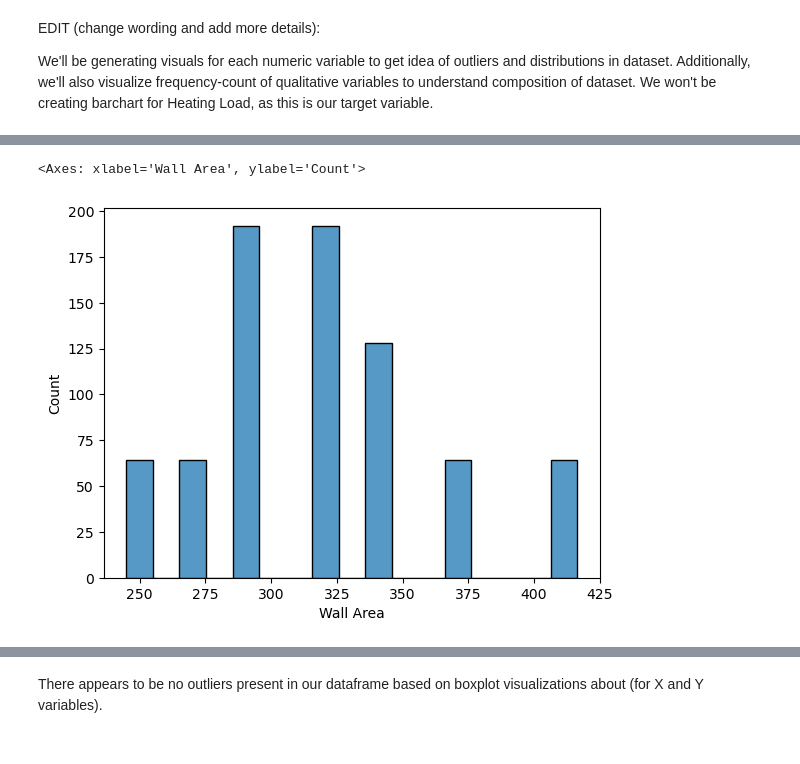
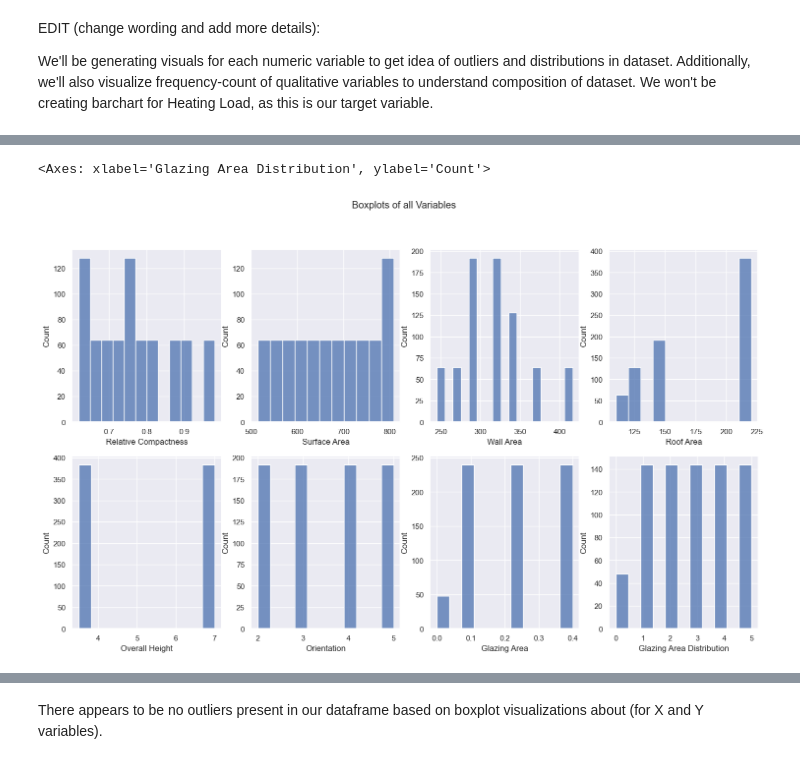
Before and after one commit to ufomaok/energy_efficiency, a Jupyter notebook: notebooks/Exploration.ipynb, the cells around one changed output, grey strips where cells are left out. Saved outputs shown, nothing was run; the diff lists cells and outputs as text; code cells hidden in the pictures.

```diff
--- a/notebooks/Exploration.ipynb
+++ b/notebooks/Exploration.ipynb
@@ -119,8 +119,17 @@ sns.histplot(data = df, x = "Surface Area")
-# %%
-#Seaborn histogram for Wall Area
-
-sns.histplot(data = df, x = 'Wall Area')
-# %% [output]
-<Axes: xlabel='Wall Area', ylabel='Count'>
-[figure, removed]
+# %%
+fig, axes = plt.subplots(2, 4, figsize=(18, 10))
+
+fig.suptitle('Boxplots of all Variables')
+
+sns.histplot(ax=axes[0, 0], data=df, x='Relative Compactness')
+sns.histplot(ax=axes[0, 1], data=df, x='Surface Area')
+sns.histplot(ax=axes[0, 2], data=df, x='Wall Area')
+sns.histplot(ax=axes[0, 3], data = df, x ='Roof Area')
+sns.histplot(ax=axes[1, 0], data = df, x = 'Overall Height')
+sns.histplot(ax=axes[1, 1], data = df, x = 'Orientation')
+sns.histplot(ax=axes[1, 2], data = df, x = 'Glazing Area')
+sns.histplot(ax=axes[1, 3], data = df, x = 'Glazing Area Distribution')
+# %% [output]
+<Axes: xlabel='Glazing Area Distribution', ylabel='Count'>
+[figure, added]
 # %%
```
Also changed, not shown: parts of 15 cells of this notebook.
